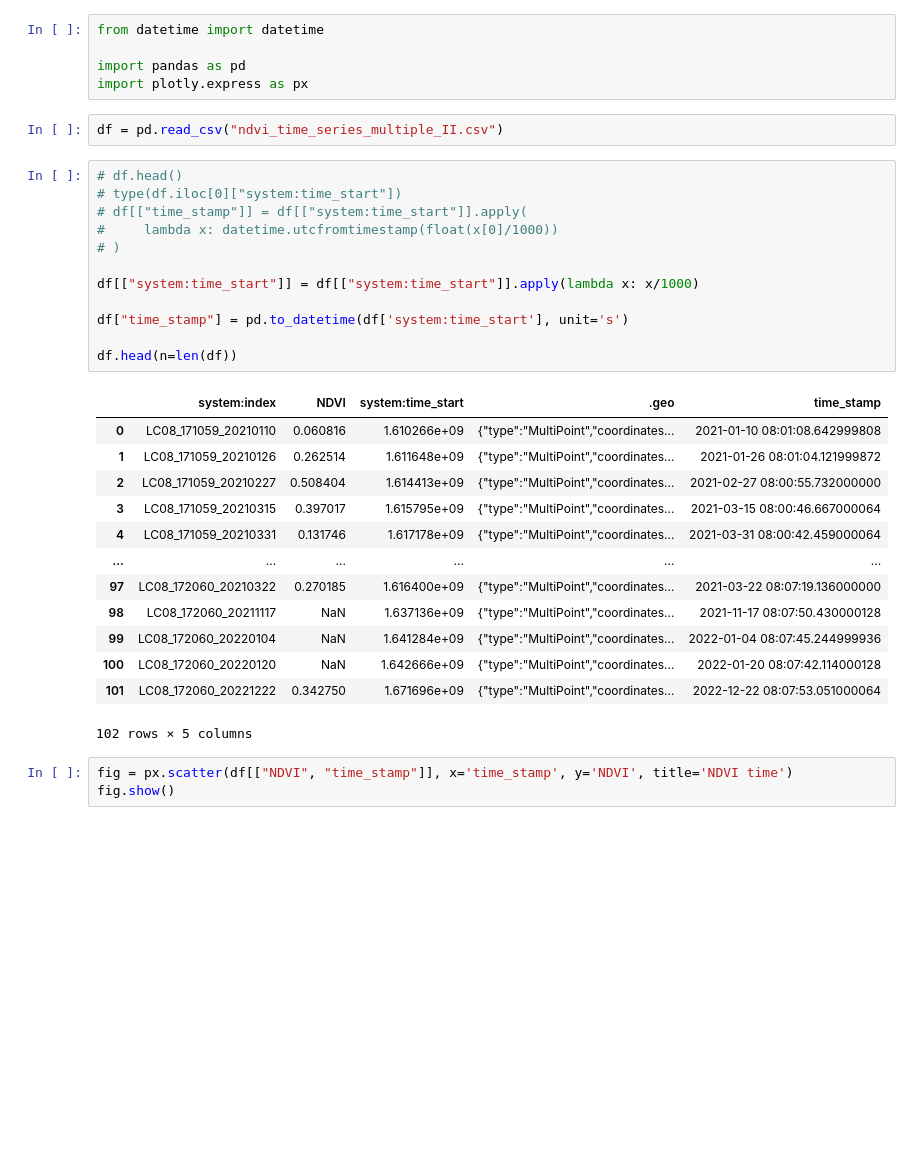
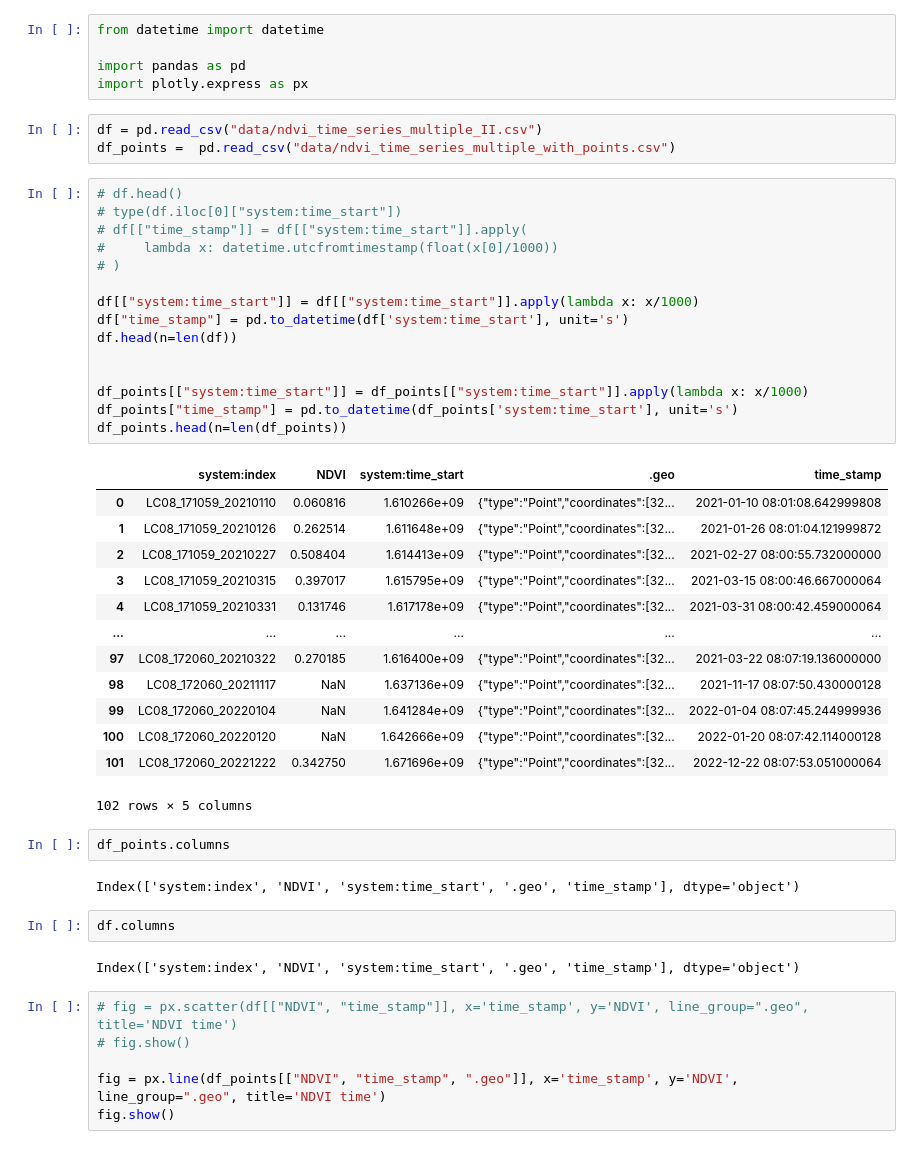
Before and after one commit to RonKbS/pale_blue_dot, a Jupyter notebook: main.ipynb, the cells around one changed output. Saved outputs shown, nothing was run; the diff lists cells and outputs as text; blank space fills up the shorter version.

Commit message:
add folium   group line chart

```diff
--- a/main.ipynb
+++ b/main.ipynb
@@ -4,33 +4,48 @@ from datetime import datetime
 import pandas as pd
 import plotly.express as px
 # %%
-df = pd.read_csv("ndvi_time_series_multiple_II.csv")
+df = pd.read_csv("data/ndvi_time_series_multiple_II.csv")
+df_points =  pd.read_csv("data/ndvi_time_series_multiple_with_points.csv")
 # %%
 # df.head()
 # type(df.iloc[0]["system:time_start"])
 # df[["time_stamp"]] = df[["system:time_start"]].apply(
 #     lambda x: datetime.utcfromtimestamp(float(x[0]/1000))
 # )
 
 df[["system:time_start"]] = df[["system:time_start"]].apply(lambda x: x/1000)
+df["time_stamp"] = pd.to_datetime(df['system:time_start'], unit='s')
+df.head(n=len(df))
 
-df["time_stamp"] = pd.to_datetime(df['system:time_start'], unit='s')
 
-df.head(n=len(df))
+df_points[["system:time_start"]] = df_points[["system:time_start"]].apply(lambda x: x/1000)
+df_points["time_stamp"] = pd.to_datetime(df_points['system:time_start'], unit='s')
+df_points.head(n=len(df_points))
 # %% [output]
 |  | system:index | NDVI | system:time_start | .geo | time_stamp |
-| 0 | LC08_171059_20210110 | 0.060816 | 1.610266e+09 | {"type":"MultiPoint","coordinates... | 2021-01-10 08:01:08.642999808 |
-| 1 | LC08_171059_20210126 | 0.262514 | 1.611648e+09 | {"type":"MultiPoint","coordinates... | 2021-01-26 08:01:04.121999872 |
-| 2 | LC08_171059_20210227 | 0.508404 | 1.614413e+09 | {"type":"MultiPoint","coordinates... | 2021-02-27 08:00:55.732000000 |
-| 3 | LC08_171059_20210315 | 0.397017 | 1.615795e+09 | {"type":"MultiPoint","coordinates... | 2021-03-15 08:00:46.667000064 |
-| 4 | LC08_171059_20210331 | 0.131746 | 1.617178e+09 | {"type":"MultiPoint","coordinates... | 2021-03-31 08:00:42.459000064 |
+| 0 | LC08_171059_20210110 | 0.060816 | 1.610266e+09 | {"type":"Point","coordinates":[32... | 2021-01-10 08:01:08.642999808 |
+| 1 | LC08_171059_20210126 | 0.262514 | 1.611648e+09 | {"type":"Point","coordinates":[32... | 2021-01-26 08:01:04.121999872 |
+| 2 | LC08_171059_20210227 | 0.508404 | 1.614413e+09 | {"type":"Point","coordinates":[32... | 2021-02-27 08:00:55.732000000 |
+| 3 | LC08_171059_20210315 | 0.397017 | 1.615795e+09 | {"type":"Point","coordinates":[32... | 2021-03-15 08:00:46.667000064 |
+| 4 | LC08_171059_20210331 | 0.131746 | 1.617178e+09 | {"type":"Point","coordinates":[32... | 2021-03-31 08:00:42.459000064 |
 | ... | ... | ... | ... | ... | ... |
-| 97 | LC08_172060_20210322 | 0.270185 | 1.616400e+09 | {"type":"MultiPoint","coordinates... | 2021-03-22 08:07:19.136000000 |
-| 98 | LC08_172060_20211117 | NaN | 1.637136e+09 | {"type":"MultiPoint","coordinates... | 2021-11-17 08:07:50.430000128 |
-| 99 | LC08_172060_20220104 | NaN | 1.641284e+09 | {"type":"MultiPoint","coordinates... | 2022-01-04 08:07:45.244999936 |
-| 100 | LC08_172060_20220120 | NaN | 1.642666e+09 | {"type":"MultiPoint","coordinates... | 2022-01-20 08:07:42.114000128 |
-| 101 | LC08_172060_20221222 | 0.342750 | 1.671696e+09 | {"type":"MultiPoint","coordinates... | 2022-12-22 08:07:53.051000064 |
+| 97 | LC08_172060_20210322 | 0.270185 | 1.616400e+09 | {"type":"Point","coordinates":[32... | 2021-03-22 08:07:19.136000000 |
+| 98 | LC08_172060_20211117 | NaN | 1.637136e+09 | {"type":"Point","coordinates":[32... | 2021-11-17 08:07:50.430000128 |
+| 99 | LC08_172060_20220104 | NaN | 1.641284e+09 | {"type":"Point","coordinates":[32... | 2022-01-04 08:07:45.244999936 |
+| 100 | LC08_172060_20220120 | NaN | 1.642666e+09 | {"type":"Point","coordinates":[32... | 2022-01-20 08:07:42.114000128 |
+| 101 | LC08_172060_20221222 | 0.342750 | 1.671696e+09 | {"type":"Point","coordinates":[32... | 2022-12-22 08:07:53.051000064 |
 102 rows × 5 columns
+# %%
+df_points.columns
+# %% [output]
+Index(['system:index', 'NDVI', 'system:time_start', '.geo', 'time_stamp'], dtype='object')
+# %%
+df.columns
+# %% [output]
+Index(['system:index', 'NDVI', 'system:time_start', '.geo', 'time_stamp'], dtype='object')
 # %%
-fig = px.scatter(df[["NDVI", "time_stamp"]], x='time_stamp', y='NDVI', title='NDVI time')
+# fig = px.scatter(df[["NDVI", "time_stamp"]], x='time_stamp', y='NDVI', line_group=".geo", title='NDVI time')
+# fig.show()
+
+fig = px.line(df_points[["NDVI", "time_stamp", ".geo"]], x='time_stamp', y='NDVI', line_group=".geo", title='NDVI time')
 fig.show()
```
Also changed, not shown: 1 other file.
